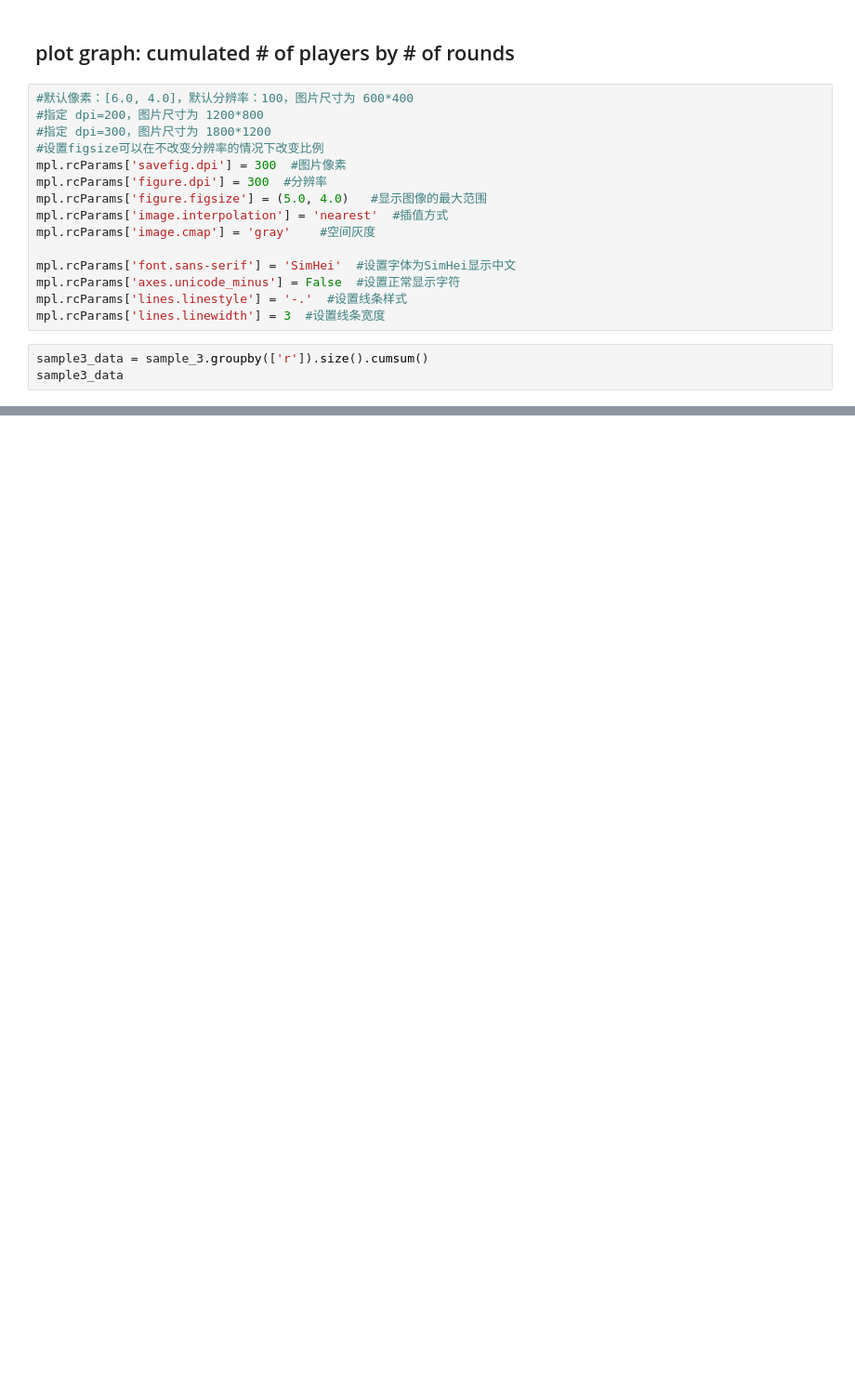
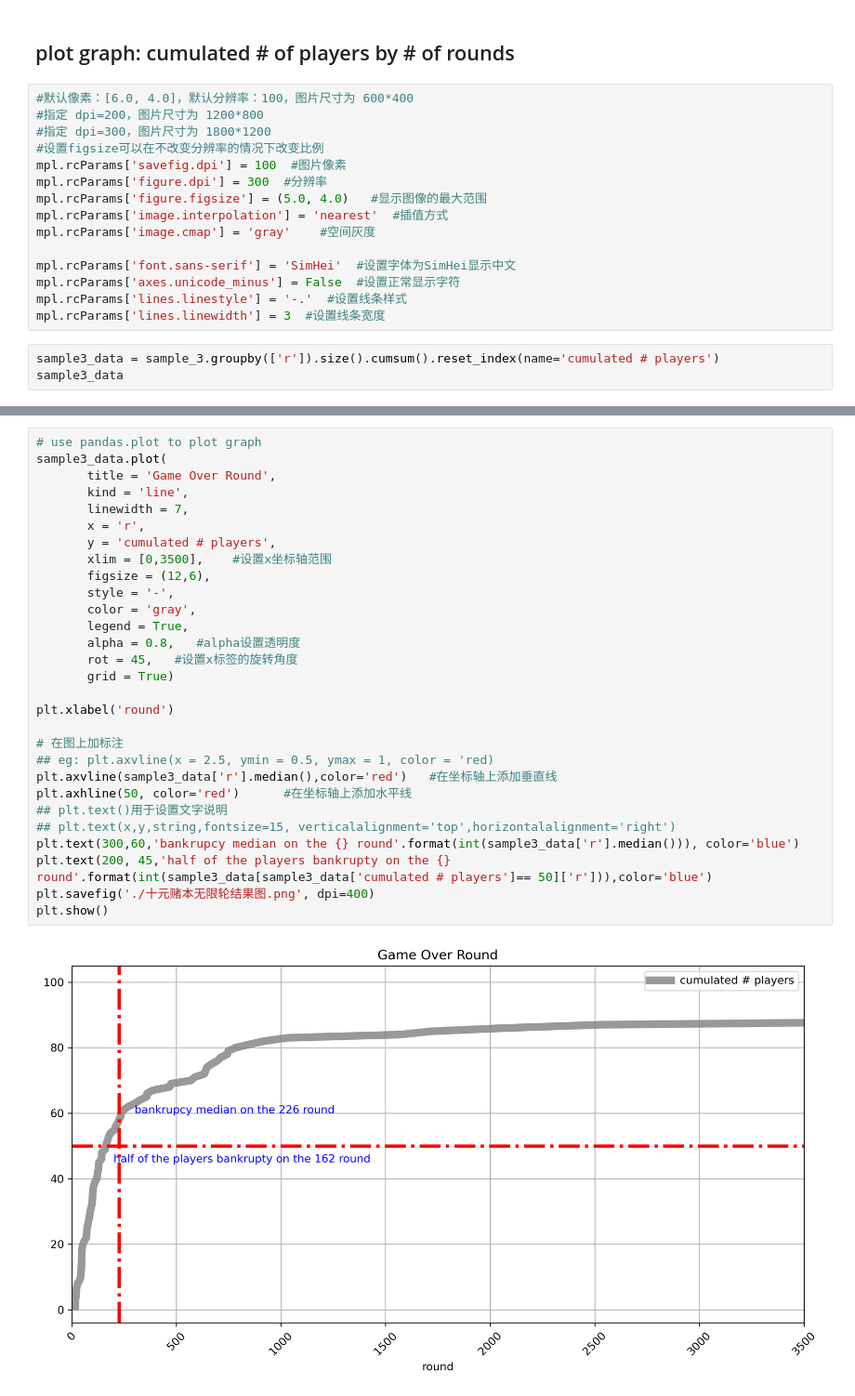
Before and after one commit to elitefrances/gambling-game-simulation, a Jupyter notebook: gambling game.ipynb, the cells around one changed output, grey strips where cells are left out. Shown at 93% size. Cells and saved outputs as stored; diff of their text form; blank space fills up the shorter version.

Commit message:
add graph

```diff
--- a/gambling game.ipynb
+++ b/gambling game.ipynb
@@ -124,7 +125,7 @@ sample_3.to_csv('./十元赌本无限轮游戏.csv', index = 0)
 #指定 dpi=200，图片尺寸为 1200*800
 #指定 dpi=300，图片尺寸为 1800*1200
 #设置figsize可以在不改变分辨率的情况下改变比例
-mpl.rcParams['savefig.dpi'] = 300  #图片像素
+mpl.rcParams['savefig.dpi'] = 100  #图片像素
 mpl.rcParams['figure.dpi'] = 300  #分辨率
 mpl.rcParams['figure.figsize'] = (5.0, 4.0)   #显示图像的最大范围
 mpl.rcParams['image.interpolation'] = 'nearest'  #插值方式
@@ -135,6 +136,6 @@ mpl.rcParams['axes.unicode_minus'] = False  #设置正常显示字符
 mpl.rcParams['lines.linestyle'] = '-.'  #设置线条样式
 mpl.rcParams['lines.linewidth'] = 3  #设置线条宽度
 # %%
-sample3_data = sample_3.groupby(['r']).size().cumsum()
+sample3_data = sample_3.groupby(['r']).size().cumsum().reset_index(name='cumulated # players')
 sample3_data
 # %% [output]
@@ -170,0 +155,31 @@ sample3_data.plot(kind='line',
+# %%
+# use pandas.plot to plot graph
+sample3_data.plot(
+       title = 'Game Over Round',
+       kind = 'line',
+       linewidth = 7,
+       x = 'r',
+       y = 'cumulated # players',
+       xlim = [0,3500],    #设置x坐标轴范围
+       figsize = (12,6),
+       style = '-',
+       color = 'gray',
+       legend = True,
+       alpha = 0.8,   #alpha设置透明度
+       rot = 45,   #设置x标签的旋转角度
+       grid = True)
+
+plt.xlabel('round')
+
+# 在图上加标注
+## eg: plt.axvline(x = 2.5, ymin = 0.5, ymax = 1, color = 'red)
+plt.axvline(sample3_data['r'].median(),color='red')   #在坐标轴上添加垂直线
+plt.axhline(50, color='red')      #在坐标轴上添加水平线
+## plt.text()用于设置文字说明
+## plt.text(x,y,string,fontsize=15, verticalalignment='top',horizontalalignment='right')
+plt.text(300,60,'bankrupcy median on the {} round'.format(int(sample3_data['r'].median())), color='blue')
+plt.text(200, 45,'half of the players bankrupty on the {} round'.format(int(sample3_data[sample3_data['cumulated # players']== 50]['r'])),color='blue')
+plt.savefig('./十元赌本无限轮结果图.png', dpi=400)
+plt.show()
+# %% [output]
+[figure, added]
```
Also changed, not shown: parts of 4 cells of this notebook, 3 other files.
